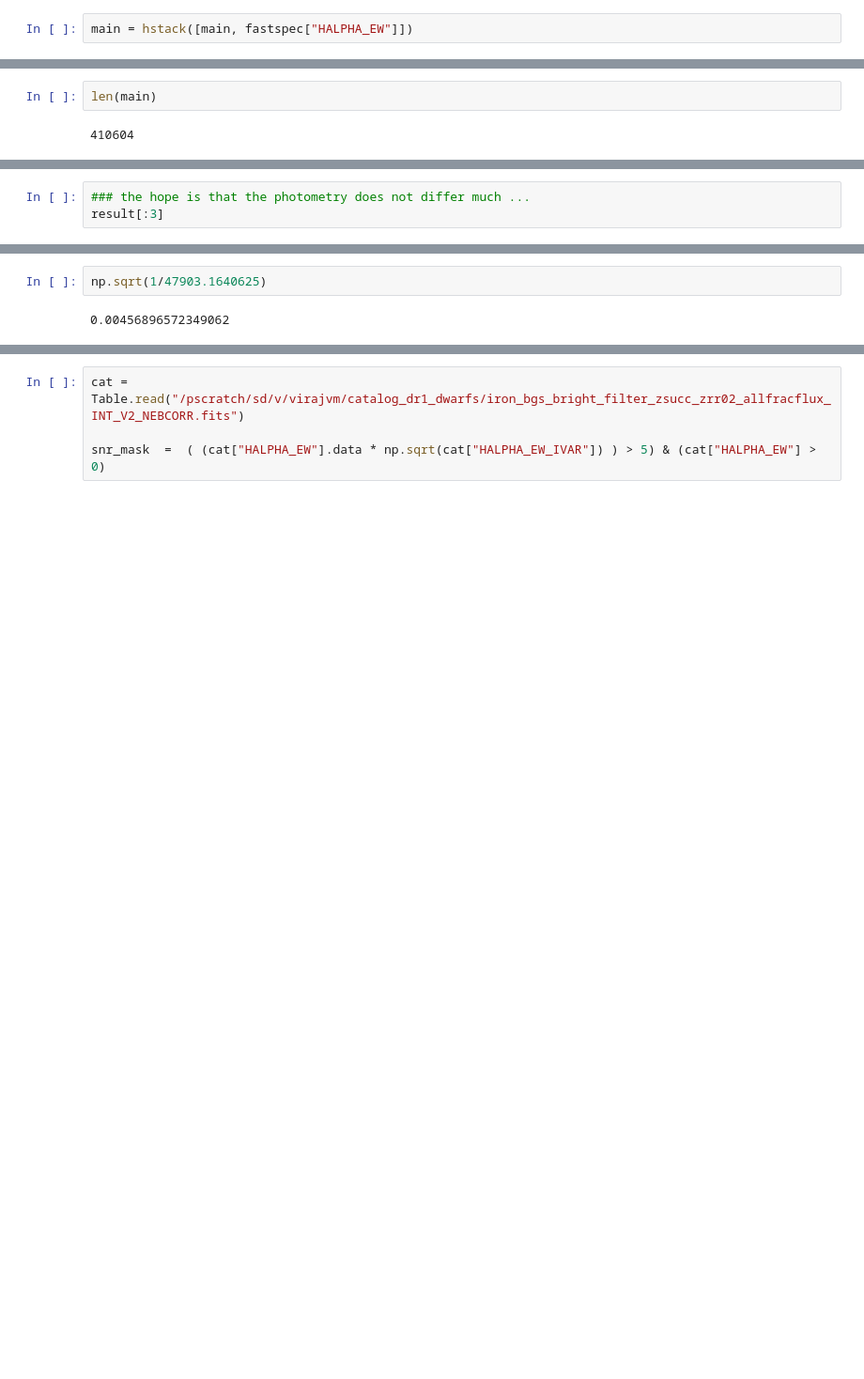
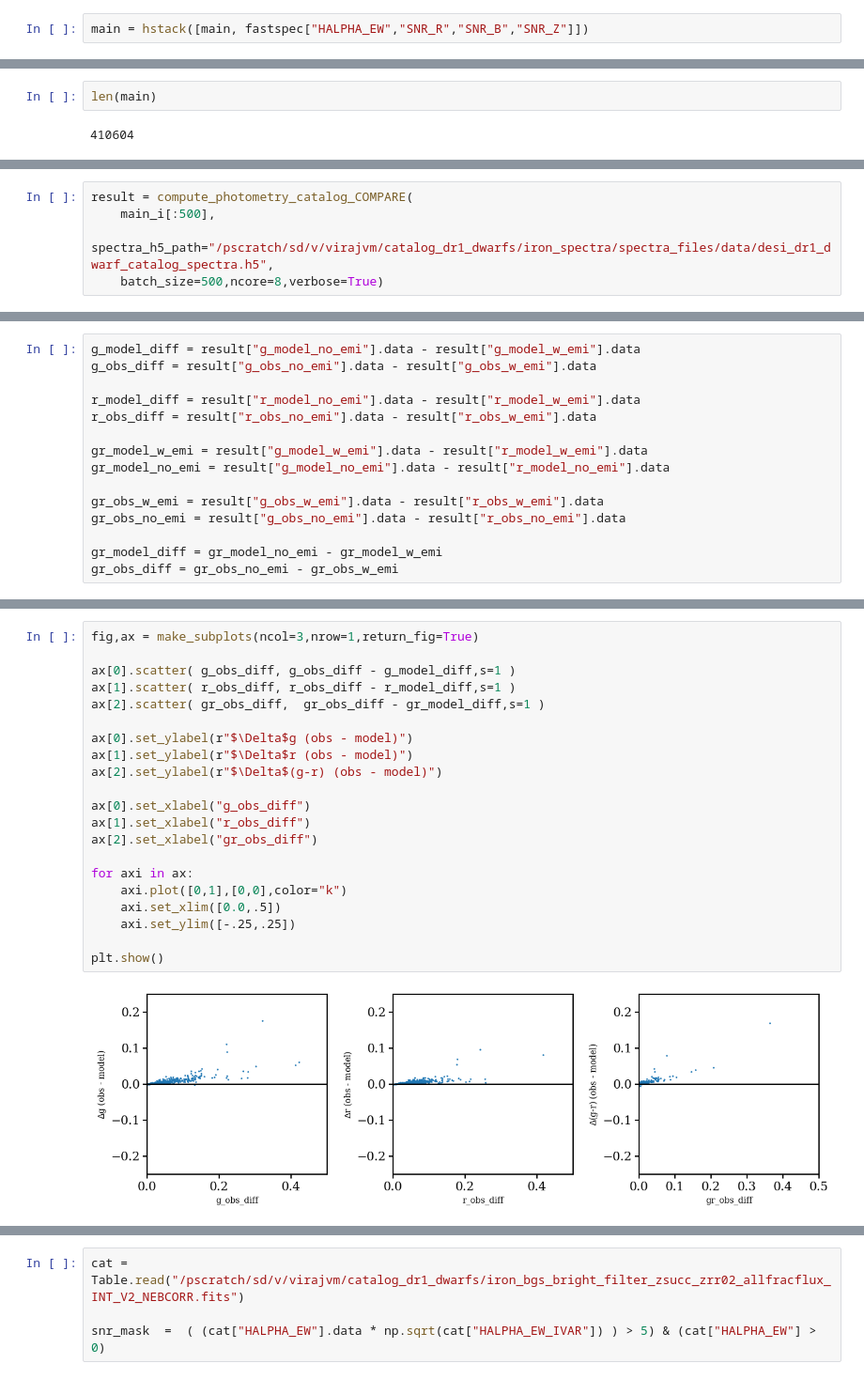
Before and after one commit to virajvman/desi_dwarfs, a Jupyter notebook: notebooks/catalog_paper/stellar_mass_investigate.ipynb, the cells around one changed output, grey strips where cells are left out. Shown at 94% size. Drawn from its saved outputs; the diff is of its cells as text; blank space fills up the shorter version.

```diff
--- a/notebooks/catalog_paper/stellar_mass_investigate.ipynb
+++ b/notebooks/catalog_paper/stellar_mass_investigate.ipynb
@@ -66,4 +68,4 @@ filename = "/pscratch/sd/v/virajvm/desi_dwarf_catalogs/dr1/v1.0/desi_dr1_dwarf_c
 main =  Table.read(filename, hdu="MAIN")
 fastspec =  Table.read(filename, hdu="FASTSPEC")
 # %%
-main = hstack([main, fastspec["HALPHA_EW"]])
+main = hstack([main, fastspec["HALPHA_EW","SNR_R","SNR_B","SNR_Z"]])
@@ -154,0 +365,5 @@ Done. 500/500 with valid model photometry, 500/500 with valid absolute mags. 492
+# %%
+result = compute_photometry_catalog_COMPARE(
+    main_i[:500],
+    spectra_h5_path="/pscratch/sd/v/virajvm/catalog_dr1_dwarfs/iron_spectra/spectra_files/data/desi_dr1_dwarf_catalog_spectra.h5",
+    batch_size=500,ncore=8,verbose=True)
@@ -155,3 +396,15 @@ Done. 500/500 with valid model photometry, 500/500 with valid absolute mags. 492
 # %%
-### the hope is that the photometry does not differ much ...
-result[:3]
+g_model_diff = result["g_model_no_emi"].data - result["g_model_w_emi"].data
+g_obs_diff = result["g_obs_no_emi"].data - result["g_obs_w_emi"].data
+
+r_model_diff = result["r_model_no_emi"].data - result["r_model_w_emi"].data
+r_obs_diff = result["r_obs_no_emi"].data - result["r_obs_w_emi"].data
+
+gr_model_w_emi = result["g_model_w_emi"].data - result["r_model_w_emi"].data
+gr_model_no_emi = result["g_model_no_emi"].data - result["r_model_no_emi"].data
+
+gr_obs_w_emi = result["g_obs_w_emi"].data - result["r_obs_w_emi"].data
+gr_obs_no_emi = result["g_obs_no_emi"].data - result["r_obs_no_emi"].data
+
+gr_model_diff = gr_model_no_emi - gr_model_w_emi
+gr_obs_diff = gr_obs_no_emi - gr_obs_w_emi
@@ -165,4 +411,23 @@ Table length=3
 # %%
-np.sqrt(1/47903.1640625)
+fig,ax = make_subplots(ncol=3,nrow=1,return_fig=True)
+
+ax[0].scatter( g_obs_diff, g_obs_diff - g_model_diff,s=1 )
+ax[1].scatter( r_obs_diff, r_obs_diff - r_model_diff,s=1 )
+ax[2].scatter( gr_obs_diff,  gr_obs_diff - gr_model_diff,s=1 )
+
+ax[0].set_ylabel(r"$\Delta$g (obs - model)")
+ax[1].set_ylabel(r"$\Delta$r (obs - model)")
+ax[2].set_ylabel(r"$\Delta$(g-r) (obs - model)")
+
+ax[0].set_xlabel("g_obs_diff")
+ax[1].set_xlabel("r_obs_diff")
+ax[2].set_xlabel("gr_obs_diff")
+
+for axi in ax:
+    axi.plot([0,1],[0,0],color="k")
+    axi.set_xlim([0.0,.5])
+    axi.set_ylim([-.25,.25])
+
+plt.show()
 # %% [output]
-0.00456896572349062
+[figure, added]
```
Also changed, not shown: parts of 44 cells of this notebook, 3 other files.
